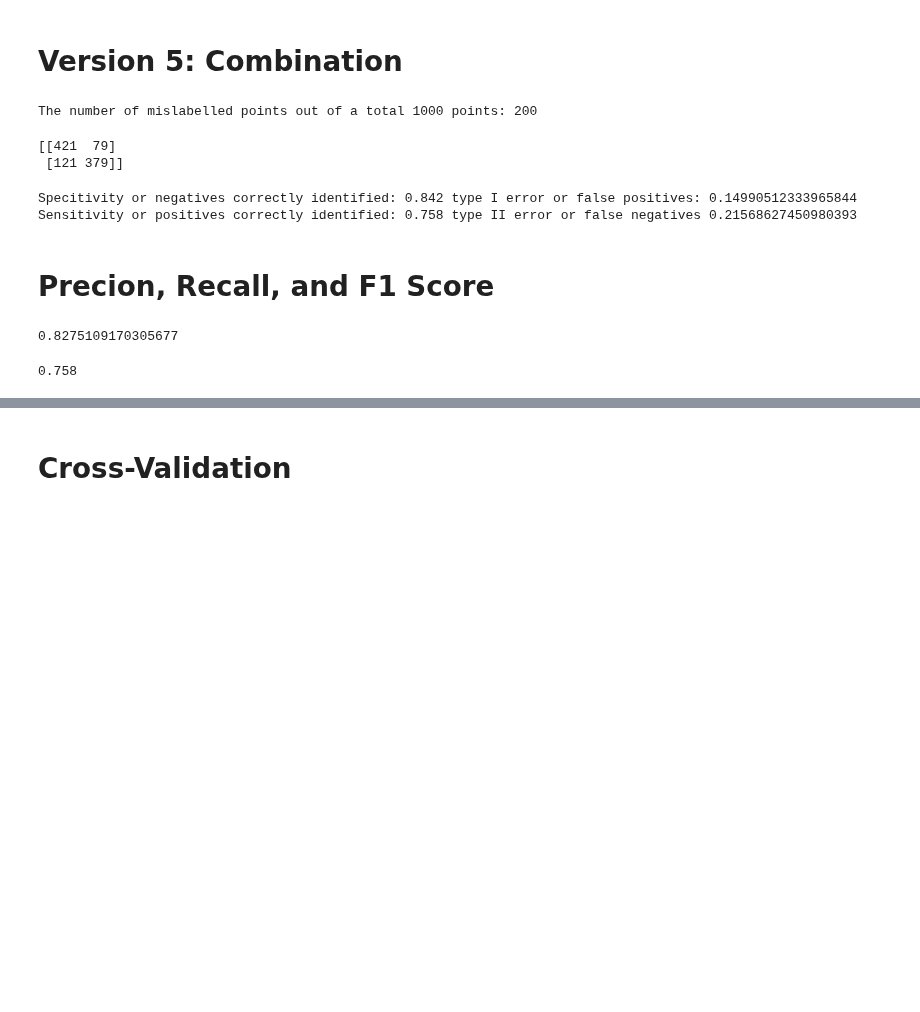
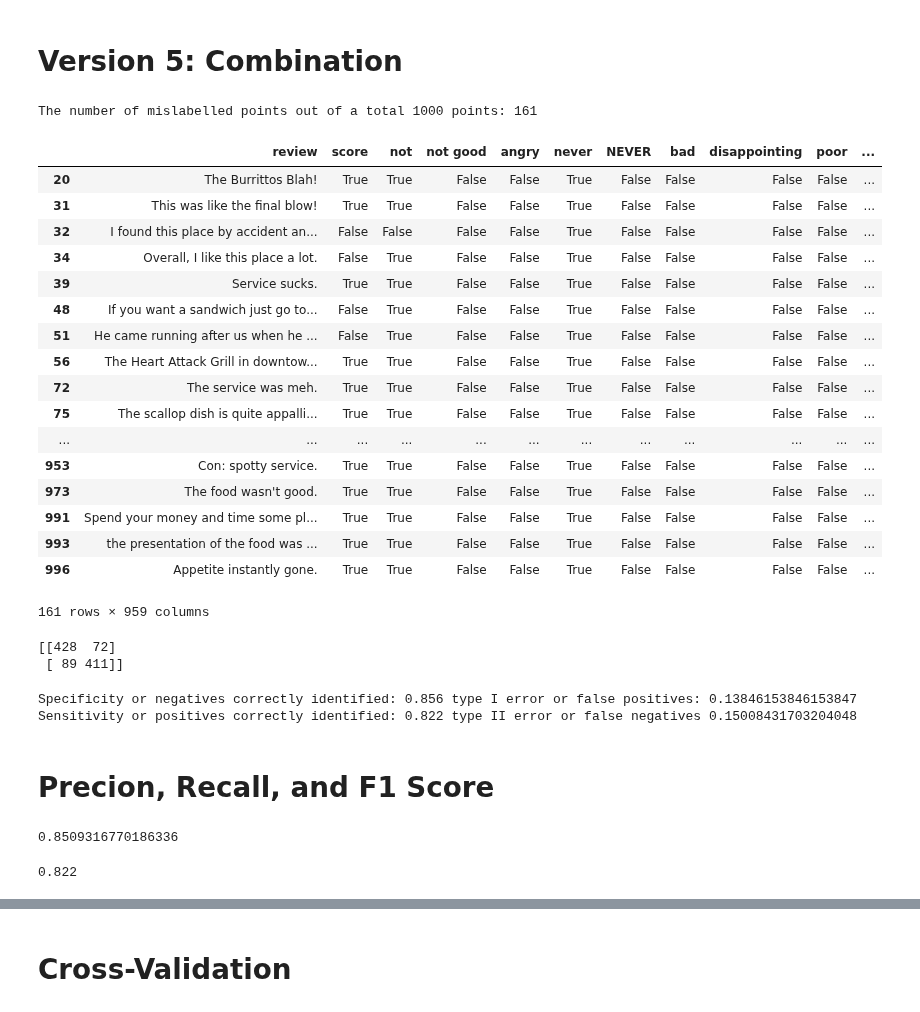
Before and after one commit to innawendell/Describing-Data-, a Jupyter notebook: Sentiment.ipynb, the cells around one changed output, grey strips where cells are left out. Cells and saved outputs as stored; diff of their text form; code cells hidden in the pictures; blank space fills up the shorter version.

```diff
--- a/Sentiment.ipynb
+++ b/Sentiment.ipynb
@@ -270,8 +270,22 @@ f1_score(target, y_pred_four)
 0.8081180811808119
 # %% [markdown]
 # Version 5: Combination
+# %%
+neg_missed = ['slow', 'Blah', 'the worst', 'blow', 'poor service', 'stupid', 'sucks', 'disgust', 'the worst', 'excuse', 'meh', 'appalling', 'bland', 'unsatisfying', 'disappointing ',  'rude', 'rarely', 'disappointed', 'overpriced', 'aren\'t as good', 'unprofessional', 'sad', 'disgusting', 'lacked', 'ridiculous',  'horrible', 'dirty', 'disappointment', 'below average', 'closed down', 'some place else' , 'awful']
+for word in neg_missed:
+    sentiment_raw[str(word)] = sentiment_raw.review.str.contains(
+      str(word),
+        case=False
+   )
+# %%
+positive_missed = ['could not be happier', 'a lot', 'delight', 'the rigth amount', 'perfect', 'perfectly', 'definitely go back', 'amazing',  '!', 'one of the better', 'Will go back', 'worth', 'will return', 'awesome', 'good', ]
+for word in positive_missed:
+    sentiment_raw[str(word)] = sentiment_raw.review.str.contains(
+      str(word),
+        case=False
+   ) == False
 # %%
-data_combo = sentiment_raw[keywords_even_larger + positive]
+data_combo = sentiment_raw[keywords_even_larger + positive + neg_missed + positive_missed]
 bern.fit(data_combo, target)
 
 y_pred_five = bern.predict(data_combo)
@@ -280,29 +294,53 @@ print('The number of mislabelled points out of a total {} points: {}'.format(
     (target != y_pred_five).sum()
 ))
 # %% [output]
-The number of mislabelled points out of a total 1000 points: 200
+The number of mislabelled points out of a total 1000 points: 161
+# %%
+sentiment_raw['Predictions'] = np.array(target == y_pred_five).reshape(-1,1)
+# %%
+#check where the algorith is miscategorizing
+sentiment_raw[sentiment_raw.Predictions ==False]
+# %% [output]
+|  | review | score | not | not good | angry | never | NEVER | bad | disappointing | poor | ... |
+| 20 | The Burrittos Blah! | True | True | False | False | True | False | False | False | False | ... |
+| 31 | This was like the final blow! | True | True | False | False | True | False | False | False | False | ... |
+| 32 | I found this place by accident an... | False | False | False | False | True | False | False | False | False | ... |
+| 34 | Overall, I like this place a lot. | False | True | False | False | True | False | False | False | False | ... |
+| 39 | Service sucks. | True | True | False | False | True | False | False | False | False | ... |
+| 48 | If you want a sandwich just go to... | False | True | False | False | True | False | False | False | False | ... |
+| 51 | He came running after us when he ... | False | True | False | False | True | False | False | False | False | ... |
+| 56 | The Heart Attack Grill in downtow... | True | True | False | False | True | False | False | False | False | ... |
+| 72 | The service was meh. | True | True | False | False | True | False | False | False | False | ... |
+| 75 | The scallop dish is quite appalli... | True | True | False | False | True | False | False | False | False | ... |
+| ... | ... | ... | ... | ... | ... | ... | ... | ... | ... | ... | ... |
+| 953 | Con: spotty service. | True | True | False | False | True | False | False | False | False | ... |
+| 973 | The food wasn't good. | True | True | False | False | True | False | False | False | False | ... |
+| 991 | Spend your money and time some pl... | True | True | False | False | True | False | False | False | False | ... |
+| 993 | the presentation of the food was ... | True | True | False | False | True | False | False | False | False | ... |
+| 996 | Appetite instantly gone. | True | True | False | False | True | False | False | False | False | ... |
+161 rows × 959 columns
 # %%
 matrix_three = confusion_matrix(target, y_pred_five)
 print(matrix_three)
 # %% [output]
-[[421  79]
- [121 379]]
+[[428  72]
+ [ 89 411]]
 # %%
 print('Specificity or negatives correctly identified:', matrix_three[0,0] / (matrix_three[0,0] + matrix_three[0,1]), 'type I error or false positives:', matrix_three[0,1] / (matrix_one[0,0] + matrix_three[0,1]))
 print('Sensitivity or positives correctly identified:', matrix_three[1,1] / (matrix_three[1,0] + matrix_three[1,1]), 'type II error or false negatives', matrix_three[1,0] /(matrix_one[1,0] + matrix_three[1,1]))
 # %% [output]
-Specitivity or negatives correctly identified: 0.842 type I error or false positives: 0.14990512333965844
-Sensitivity or positives correctly identified: 0.758 type II error or false negatives 0.21568627450980393
+Specificity or negatives correctly identified: 0.856 type I error or false positives: 0.13846153846153847
+Sensitivity or positives correctly identified: 0.822 type II error or false negatives 0.15008431703204048
 # %% [markdown]
 # Precion, Recall, and F1 Score
 # %%
 precision_score(target, y_pred_five)
 # %% [output]
-0.8275109170305677
+0.8509316770186336
 # %%
 recall_score(target, y_pred_five)
 # %% [output]
-0.758
+0.822
 # %%
 f1_score(target, y_pred_five)
 # %% [output]
```
Also changed, not shown: parts of 11 cells of this notebook, 2 other files.
